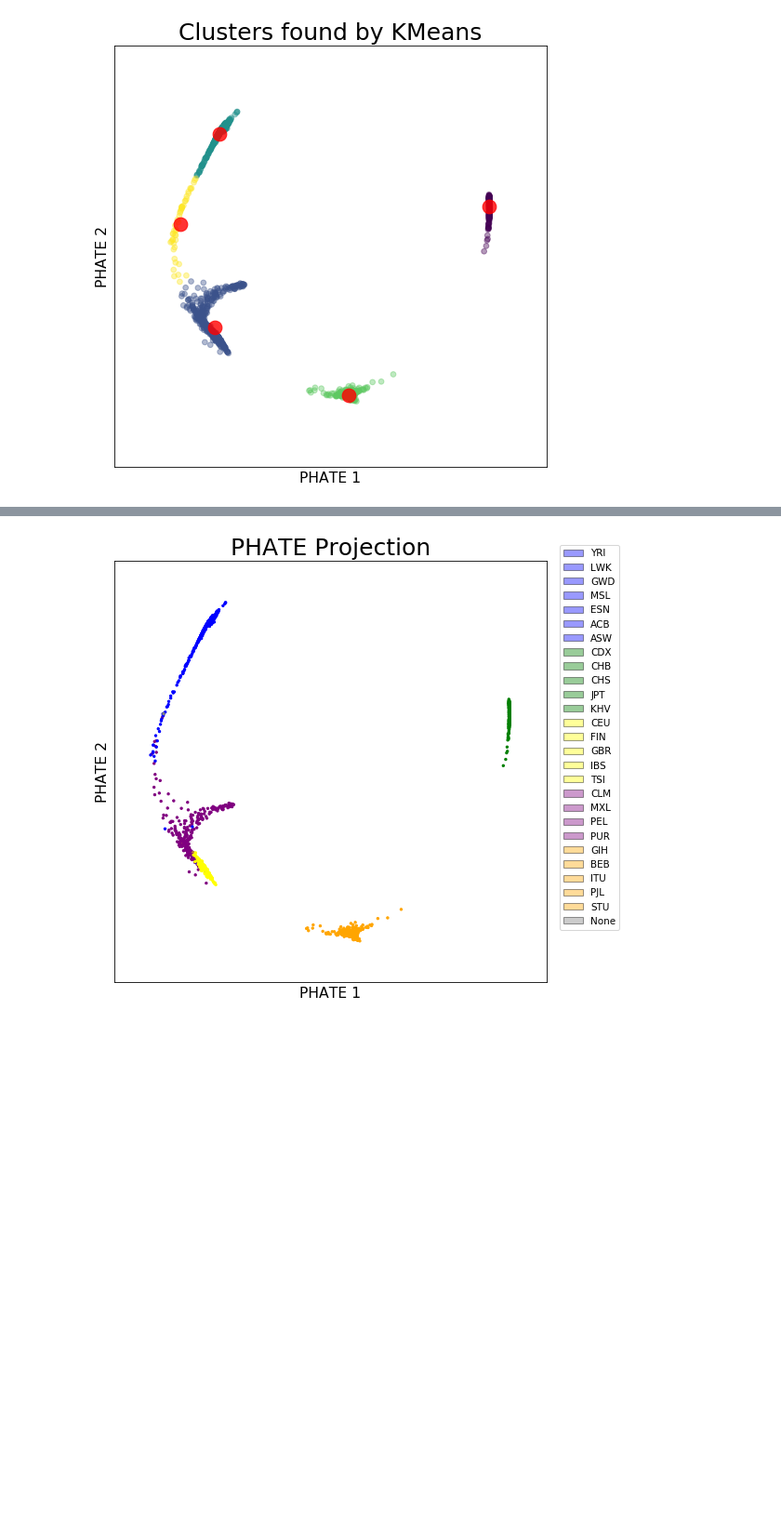
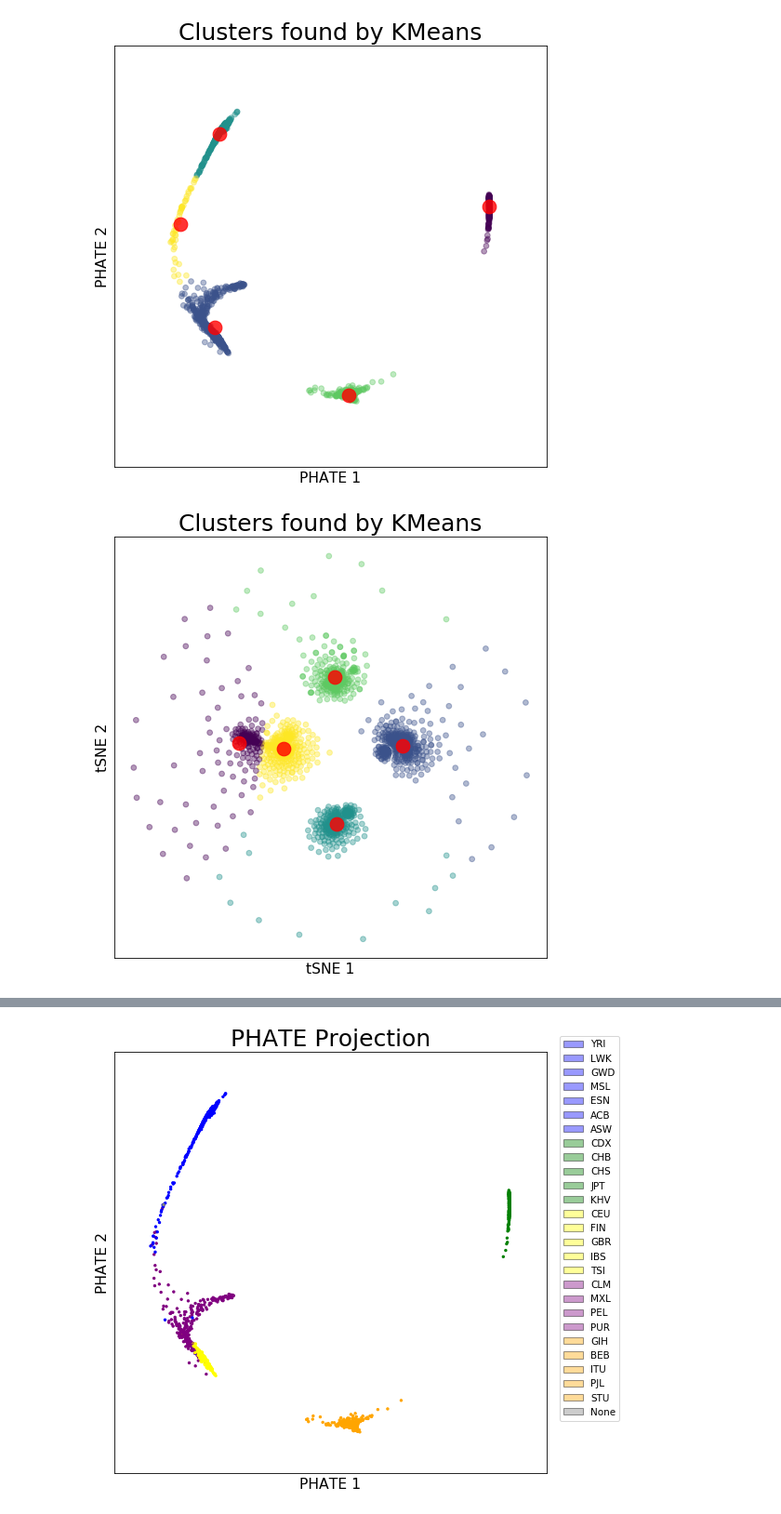
Before and after one commit to aksinghal5590/CSE284_PCA_Alternatives, a Jupyter notebook: src/phate_clustering.ipynb, the cells around one changed output, grey strips where cells are left out. Shown at 93% size. Drawn from its saved outputs; the diff is of its cells as text; code cells hidden in the pictures; blank space fills up the shorter version.

```diff
--- a/src/phate_clustering.ipynb
+++ b/src/phate_clustering.ipynb
@@ -96,6 +100,12 @@ kmeans(pca_snp_data, "PCA", "../output/kmeans_pca.png")
 kmeans(phate_snp_data, "PHATE", "../output/kmeans_phate.png")
 # %% [output]
 [figure]
+# %%
+#Running KMeans for tsne
+
+kmeans(tsne_snp_data, "tSNE", "../output/kmeans_tsne.png")
+# %% [output]
+[figure, added]
 # %%
 #Running GMM for pca
 
```
Also changed, not shown: parts of 8 cells of this notebook, 10 other files.
